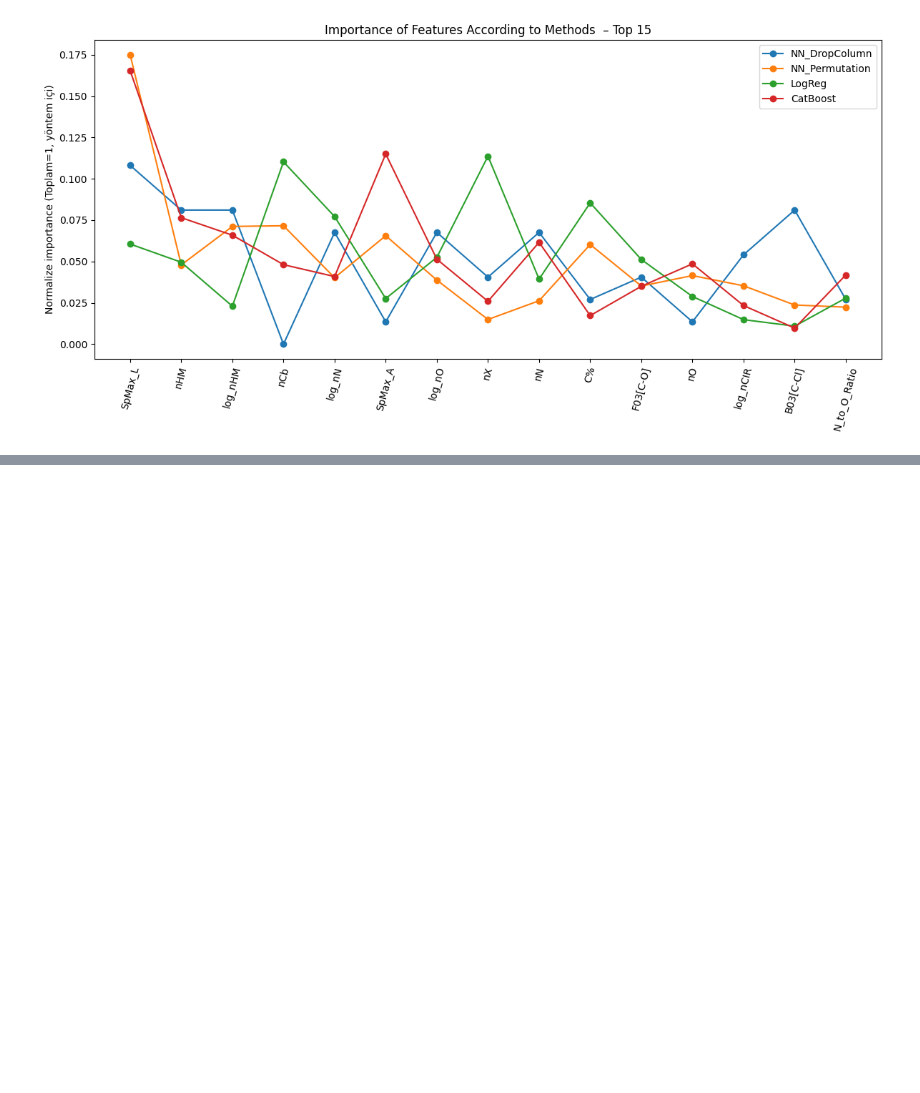
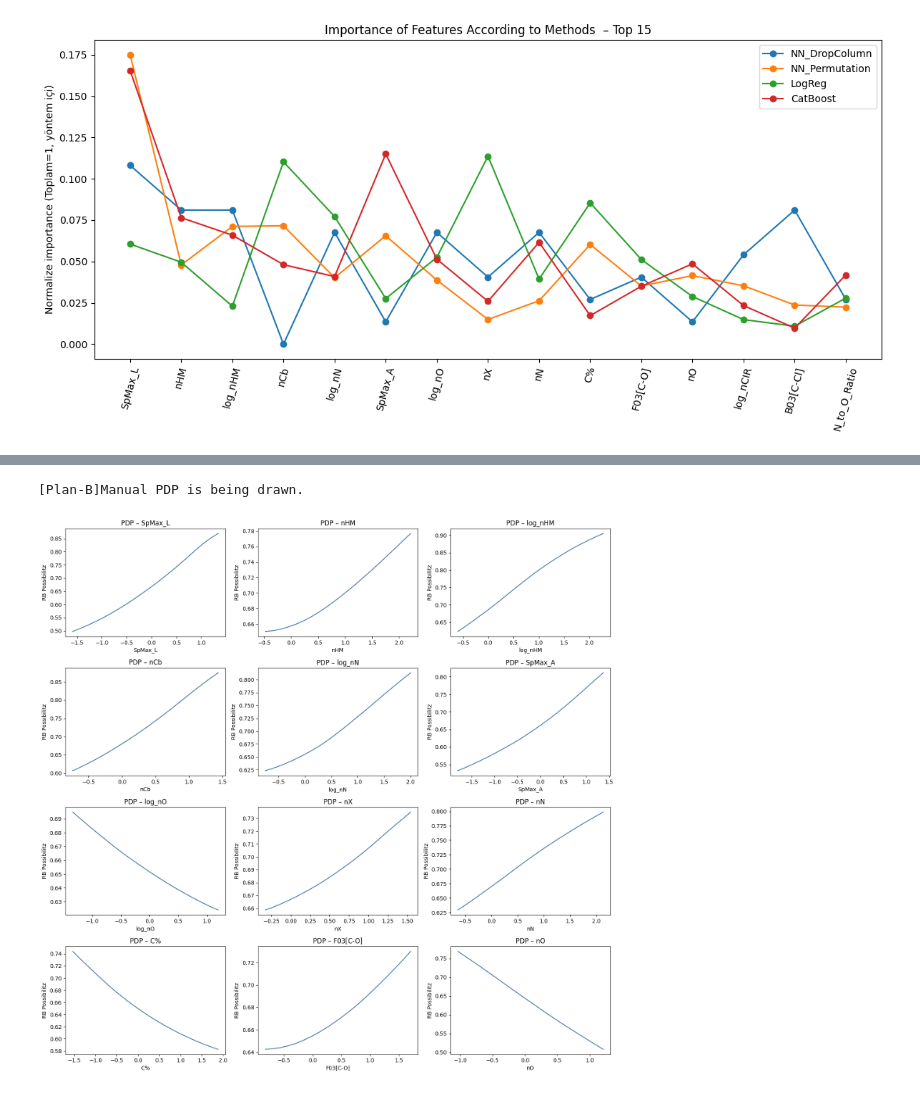
Before and after one commit to fehimecapar/Data-Science-For-Decision-Support, a Jupyter notebook: classification_nn.ipynb, the cells around one changed output, grey strips where cells are left out. Cells and saved outputs as stored; diff of their text form; code cells hidden in the pictures; blank space fills up the shorter version.

```diff
--- a/classification_nn.ipynb
+++ b/classification_nn.ipynb
@@ -1314,0 +1526,59 @@ for pos in TEST_POSITIONS:
+# %%
+
+# ------------------------
+# ------------------------
+# 3) Plan‑B: Manual PDP (Sklearn PDP hata verirse)
+# ------------------------
+def manual_pdp(model_wrapper, X_ref: pd.DataFrame, features, target_class=1,
+               grid_resolution=20, top_k=None):
+    """
+    Basit/etkili Manual PDP:
+      - Her özellik için değer aralığında grid oluşturur
+      - Diğer tüm kolonları sabit tutup (X_ref) ilgili kolon değerini grid'e ayarlayarak
+        tahminleri alır ve RB olasılığının ortalamasını çizer.
+    """
+    if isinstance(features, (list, tuple, np.ndarray)):
+        feat_list = list(features)
+    else:
+        feat_list = [features]
+    if top_k is not None:
+        feat_list = feat_list[:top_k]
+
+    n = len(feat_list)
+    ncols = 3
+    nrows = int(np.ceil(n / ncols))
+    fig, axes = plt.subplots(nrows=nrows, ncols=ncols, figsize=(5*ncols, 3.6*nrows))
+    axes = np.array(axes).reshape(-1)
+
+    for i, col in enumerate(feat_list):
+        col_data = X_ref[col]
+        lo, hi = np.quantile(col_data, [0.05, 0.95])  # uç değerlerden kaçın
+        grid = np.linspace(lo, hi, grid_resolution)
+
+        # PDP yaklaşımı: örneklerin tamamını kopyala, tek kolonu grid değerine ayarla
+        preds = []
+        for v in grid:
+            X_tmp = X_ref.copy()
+            X_tmp[col] = v
+            p = model_wrapper.predict_proba(X_tmp)[:, target_class].mean()
+            preds.append(p)
+
+        ax = axes[i]
+        ax.plot(grid, preds, color="#4c78a8")
+        ax.set_title(f"PDP – {col}")
+        ax.set_xlabel(col)
+        ax.set_ylabel("RB Possibilitz")
+
+    # Kalan boş eksenleri temizle
+    for j in range(i+1, len(axes)):
+        fig.delaxes(axes[j])
+
+    plt.tight_layout()
+    plt.show()
+
+if not SKLEARN_PDP_OK:
+    print("[Plan‑B]Manual PDP is being drawn.")
+    manual_pdp(wrapper, X_test_s, features=top_features, grid_resolution=20, top_k=len(top_features))
+# %% [output]
+[Plan‑B]Manual PDP is being drawn.
+[figure, added]
```
Also changed, not shown: parts of 32 cells of this notebook.
